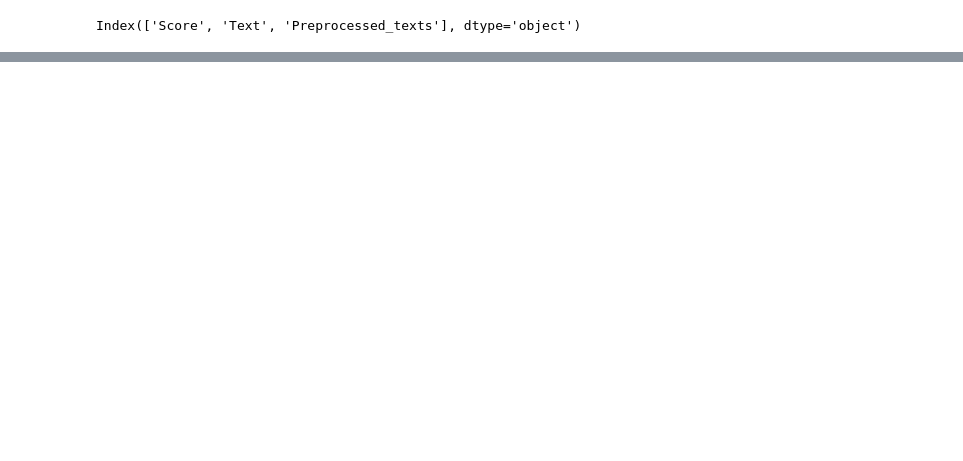
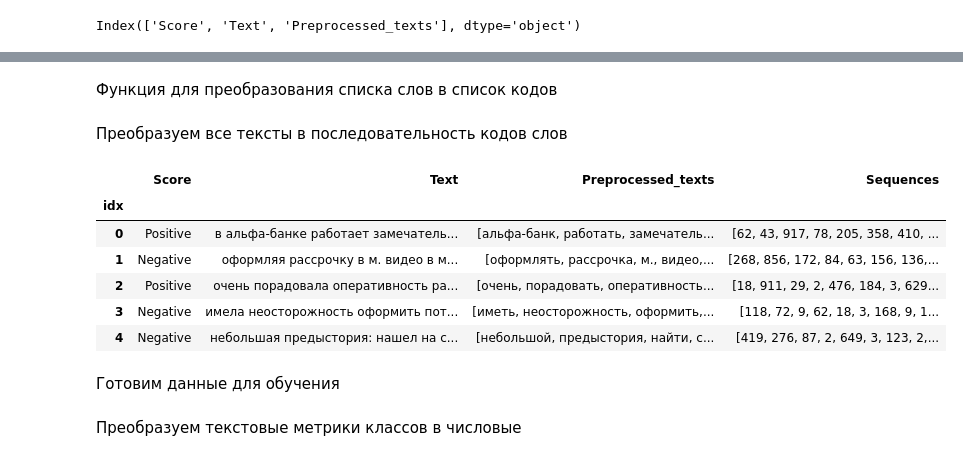
Before and after one commit to skd2314/banks-score, a Jupyter notebook: banks_rev_rus.ipynb, the cells around one changed output, grey strips where cells are left out. Cells and saved outputs as stored; diff of their text form; code cells hidden in the pictures; blank space fills up the shorter version.

Commit message:
add tone of a text
determining the tone of a text with using a bag of words

```diff
--- a/banks_rev_rus.ipynb
+++ b/banks_rev_rus.ipynb
@@ -334,0 +334,5 @@ clean_df.Preprocessed_texts.to_frame()
+# %%
+# Словарь, отображающий слова в коды
+word_to_index = dict()
+# Словарь, отображающий коды в слова
+index_to_word = dict()
@@ -334,0 +341,33 @@ clean_df.Preprocessed_texts.to_frame()
+# %%
+for i, word in enumerate(words.most_common(max_words - 2)):
+    word_to_index[word[0]] = i + 2
+    index_to_word[i + 2] = word[0]
+# %% [markdown]
+Функция для преобразования списка слов в список кодов
+# %%
+def text_to_sequence(txt, word_to_index):
+    seq = []
+    for word in txt:
+        index = word_to_index.get(word, 1) # 1 означает неизвестное слово
+        # Неизвестные слова не добавляем в выходную последовательность
+        if index != 1:
+            seq.append(index)
+    return seq
+# %% [markdown]
+Преобразуем все тексты в последовательность кодов слов
+# %%
+data['Sequences'] = data.apply(lambda row: text_to_sequence(row['Preprocessed_texts'], word_to_index), axis=1)
+# %%
+data.head()
+# %% [output]
+|  | Score | Text | Preprocessed_texts | Sequences |
+| idx |  |  |  |  |
+| 0 | Positive | в альфа-банке работает замечатель... | [альфа-банк, работать, замечатель... | [62, 43, 917, 78, 205, 358, 410, ... |
+| 1 | Negative | оформляя рассрочку в м. видео в м... | [оформлять, рассрочка, м., видео,... | [268, 856, 172, 84, 63, 156, 136,... |
+| 2 | Positive | очень порадовала оперативность ра... | [очень, порадовать, оперативность... | [18, 911, 29, 2, 476, 184, 3, 629... |
+| 3 | Negative | имела неосторожность оформить пот... | [иметь, неосторожность, оформить,... | [118, 72, 9, 62, 18, 3, 168, 9, 1... |
+| 4 | Negative | небольшая предыстория: нашел на с... | [небольшой, предыстория, найти, с... | [419, 276, 87, 2, 649, 3, 123, 2,... |
+# %% [markdown]
+Готовим данные для обучения
+# %% [markdown]
+Преобразуем текстовые метрики классов в числовые
```
Also changed, not shown: parts of 68 cells of this notebook.
